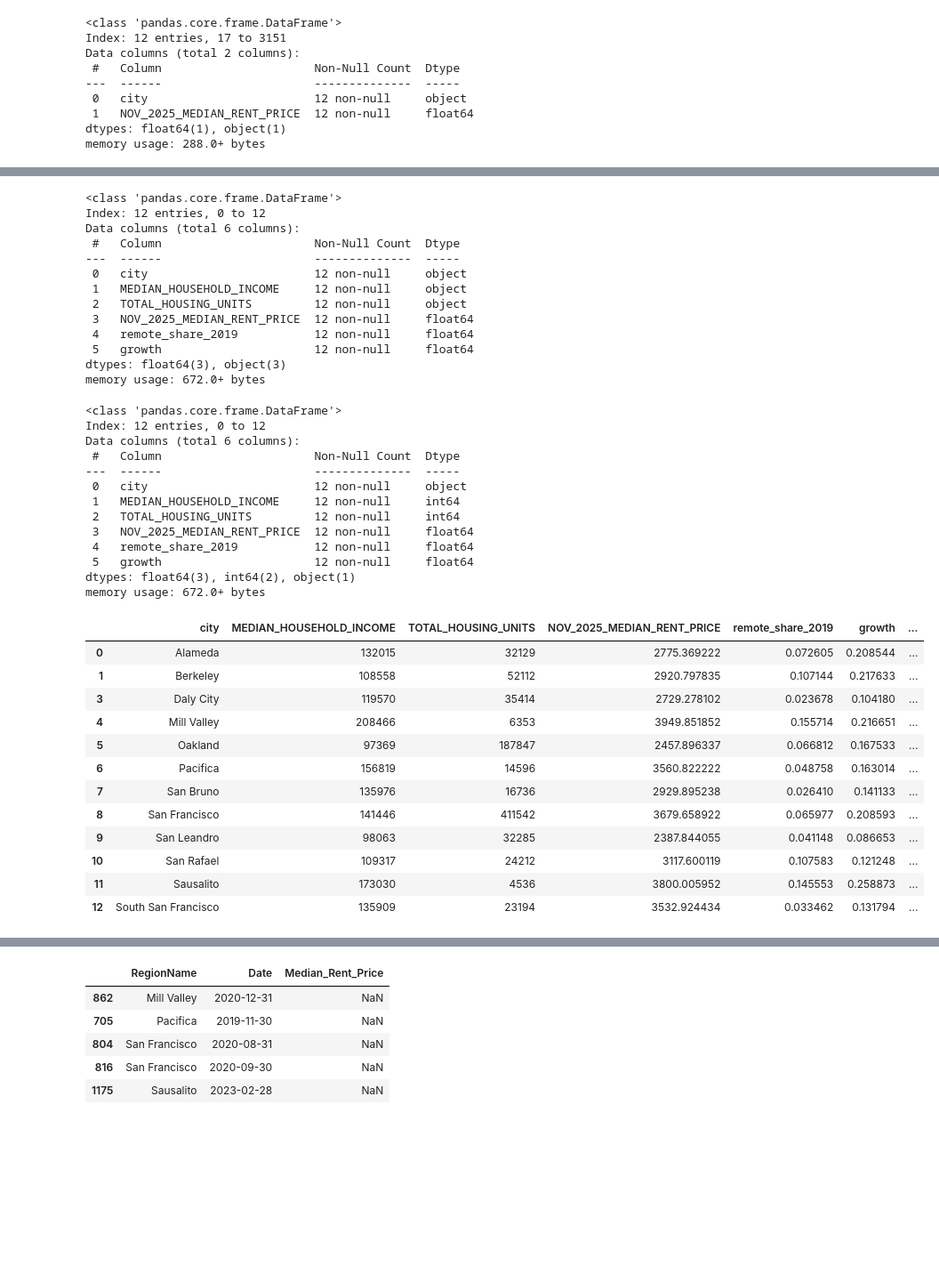
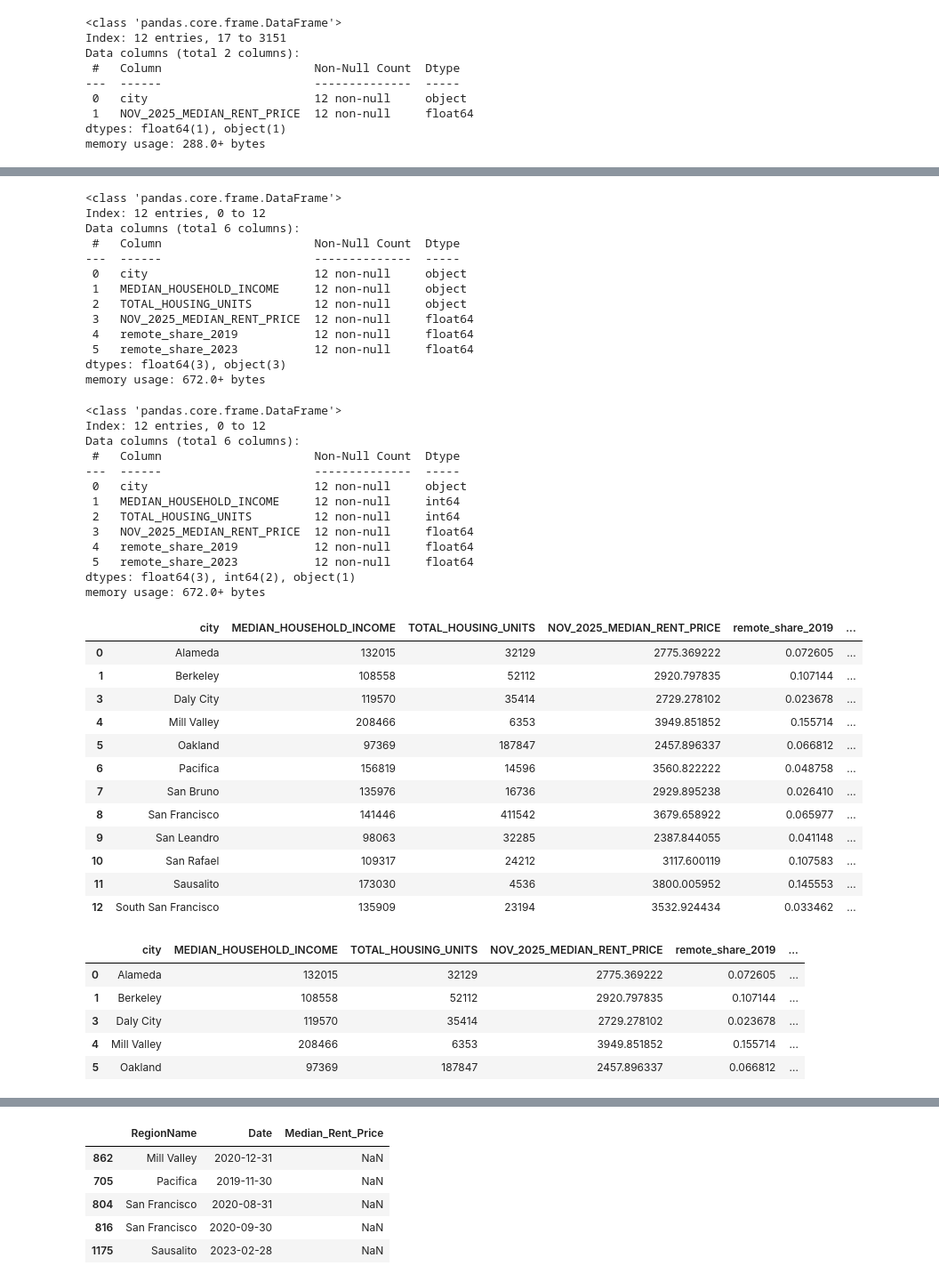
Before and after one commit to jagresti/remote-work-housing, a Jupyter notebook: city_data.ipynb, the cells around one changed output, grey strips where cells are left out. Shown at 89% size. Cells and saved outputs as stored; diff of their text form; code cells hidden in the pictures; blank space fills up the shorter version.

Commit message:
cleaning up

```diff
--- a/city_data.ipynb
+++ b/city_data.ipynb
@@ -290,8 +313,7 @@ wfh_2019 = wfh_2019.rename(columns={"remote_share": "remote_share_2019"})
 wfh_2023 = cleaned_dfs['wfh_2023']
 wfh_2023 = wfh_2023.rename(columns={"remote_share": "remote_share_2023"})
 
-remote_work_growth = wfh_2023.merge(wfh_2019, on='NAME', suffixes=('_2023', '_2019'))
-remote_work_growth = remote_work_growth[['NAME', 'remote_share_2019', 'remote_share_2023']]
-remote_work_growth['growth'] = remote_work_growth['remote_share_2023'] - remote_work_growth['remote_share_2019']
-remote_work_growth
+remote_work = wfh_2023.merge(wfh_2019, on='NAME', suffixes=('_2023', '_2019'))
+remote_work = remote_work[['NAME', 'remote_share_2019', 'remote_share_2023']]
+remote_work
 # %% [output]
@@ -323,7 +360,7 @@ def clean_city_names(df):
 MHI_cities = clean_city_names(MHI_cities)
 tot_house_units = clean_city_names(tot_house_units)
 rent_price = clean_city_names(rent_price)
-remote_work_growth = clean_city_names(remote_work_growth)
+remote_work = clean_city_names(remote_work)
 # %%
 MHI_cities.info()
 # %% [output]
@@ -377,8 +413,7 @@ memory usage: 548.0+ bytes
 # %%
 merged_table = MHI_cities.merge(tot_house_units, on = 'city', how = 'outer')
 merged_table = merged_table.merge(rent_price, left_on = 'city', right_on = 'city', how = 'outer')
-merged_table = merged_table.merge(remote_work_growth, left_on = 'city', right_on = 'city', how = 'outer')
-merged_table.drop(columns = ['remote_share_2023'], inplace=True)
+merged_table = merged_table.merge(remote_work, left_on = 'city', right_on = 'city', how = 'outer')
 merged_table.dropna(inplace=True) #cities with unreliable rental market data were excluded
 merged_table
 # %% [output]
@@ -408,7 +443,7 @@ Data columns (total 6 columns):
  2   TOTAL_HOUSING_UNITS         12 non-null     object
  3   NOV_2025_MEDIAN_RENT_PRICE  12 non-null     float64
  4   remote_share_2019           12 non-null     float64
- 5   growth                      12 non-null     float64
+ 5   remote_share_2023           12 non-null     float64
 dtypes: float64(3), object(3)
 memory usage: 672.0+ bytes
 # %%
@@ -426,28 +461,42 @@ Data columns (total 6 columns):
  2   TOTAL_HOUSING_UNITS         12 non-null     int64
  3   NOV_2025_MEDIAN_RENT_PRICE  12 non-null     float64
  4   remote_share_2019           12 non-null     float64
- 5   growth                      12 non-null     float64
+ 5   remote_share_2023           12 non-null     float64
 dtypes: float64(3), int64(2), object(1)
 memory usage: 672.0+ bytes
+# %%
+merged_table
+# %% [output]
+|  | city | MEDIAN_HOUSEHOLD_INCOME | TOTAL_HOUSING_UNITS | NOV_2025_MEDIAN_RENT_PRICE | remote_share_2019 | ... |
+| 0 | Alameda | 132015 | 32129 | 2775.369222 | 0.072605 | ... |
+| 1 | Berkeley | 108558 | 52112 | 2920.797835 | 0.107144 | ... |
+| 3 | Daly City | 119570 | 35414 | 2729.278102 | 0.023678 | ... |
+| 4 | Mill Valley | 208466 | 6353 | 3949.851852 | 0.155714 | ... |
+| 5 | Oakland | 97369 | 187847 | 2457.896337 | 0.066812 | ... |
+| 6 | Pacifica | 156819 | 14596 | 3560.822222 | 0.048758 | ... |
+| 7 | San Bruno | 135976 | 16736 | 2929.895238 | 0.026410 | ... |
+| 8 | San Francisco | 141446 | 411542 | 3679.658922 | 0.065977 | ... |
+| 9 | San Leandro | 98063 | 32285 | 2387.844055 | 0.041148 | ... |
+| 10 | San Rafael | 109317 | 24212 | 3117.600119 | 0.107583 | ... |
+| 11 | Sausalito | 173030 | 4536 | 3800.005952 | 0.145553 | ... |
+| 12 | South San Francisco | 135909 | 23194 | 3532.924434 | 0.033462 | ... |
 # %%
 #affordability_metrics
 merged_table['RENT_TO_INCOME_RATIO'] = merged_table['NOV_2025_MEDIAN_RENT_PRICE'] * 12 / merged_table['MEDIAN_HOUSEHOLD_INCOME']
 merged_table['MONTLY_RENT_SHARE'] = merged_table['NOV_2025_MEDIAN_RENT_PRICE'] / (merged_table['MEDIAN_HOUSEHOLD_INCOME'] / 12)
-merged_table
+
+merged_table['remote_work_growth'] = merged_table['remote_share_2023'] - merged_table['remote_share_2019']
+
+merged_table.drop(columns = ['remote_share_2023'], inplace=True)
+
+merged_table.head()
 # %% [output]
-|  | city | MEDIAN_HOUSEHOLD_INCOME | TOTAL_HOUSING_UNITS | NOV_2025_MEDIAN_RENT_PRICE | remote_share_2019 | growth | ... |
-| 0 | Alameda | 132015 | 32129 | 2775.369222 | 0.072605 | 0.208544 | ... |
-| 1 | Berkeley | 108558 | 52112 | 2920.797835 | 0.107144 | 0.217633 | ... |
-| 3 | Daly City | 119570 | 35414 | 2729.278102 | 0.023678 | 0.104180 | ... |
-| 4 | Mill Valley | 208466 | 6353 | 3949.851852 | 0.155714 | 0.216651 | ... |
-| 5 | Oakland | 97369 | 187847 | 2457.896337 | 0.066812 | 0.167533 | ... |
-| 6 | Pacifica | 156819 | 14596 | 3560.822222 | 0.048758 | 0.163014 | ... |
-| 7 | San Bruno | 135976 | 16736 | 2929.895238 | 0.026410 | 0.141133 | ... |
-| 8 | San Francisco | 141446 | 411542 | 3679.658922 | 0.065977 | 0.208593 | ... |
-| 9 | San Leandro | 98063 | 32285 | 2387.844055 | 0.041148 | 0.086653 | ... |
-| 10 | San Rafael | 109317 | 24212 | 3117.600119 | 0.107583 | 0.121248 | ... |
-| 11 | Sausalito | 173030 | 4536 | 3800.005952 | 0.145553 | 0.258873 | ... |
-| 12 | South San Francisco | 135909 | 23194 | 3532.924434 | 0.033462 | 0.131794 | ... |
+|  | city | MEDIAN_HOUSEHOLD_INCOME | TOTAL_HOUSING_UNITS | NOV_2025_MEDIAN_RENT_PRICE | remote_share_2019 | ... |
+| 0 | Alameda | 132015 | 32129 | 2775.369222 | 0.072605 | ... |
+| 1 | Berkeley | 108558 | 52112 | 2920.797835 | 0.107144 | ... |
+| 3 | Daly City | 119570 | 35414 | 2729.278102 | 0.023678 | ... |
+| 4 | Mill Valley | 208466 | 6353 | 3949.851852 | 0.155714 | ... |
+| 5 | Oakland | 97369 | 187847 | 2457.896337 | 0.066812 | ... |
 # %%
 #rent growth data
 rent_change = zillow[(zillow['RegionName'].isin(cities)) & (zillow['State'] == 'CA')]
```
Also changed, not shown: parts of 96 cells of this notebook.
